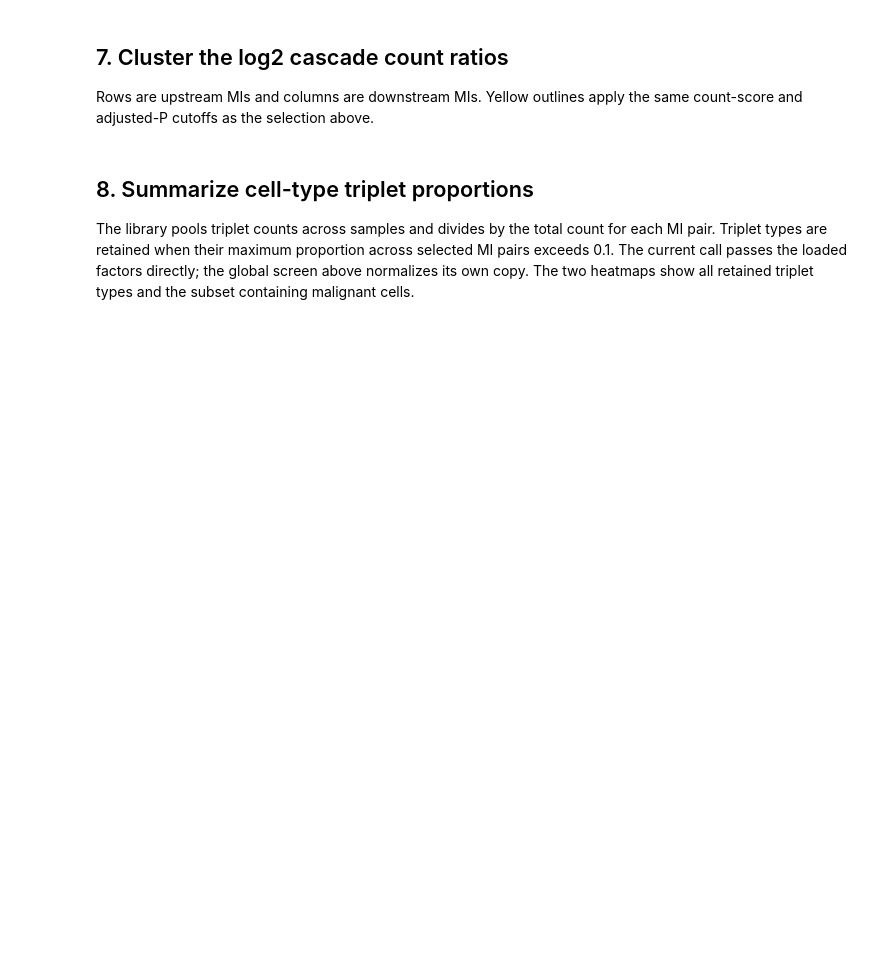
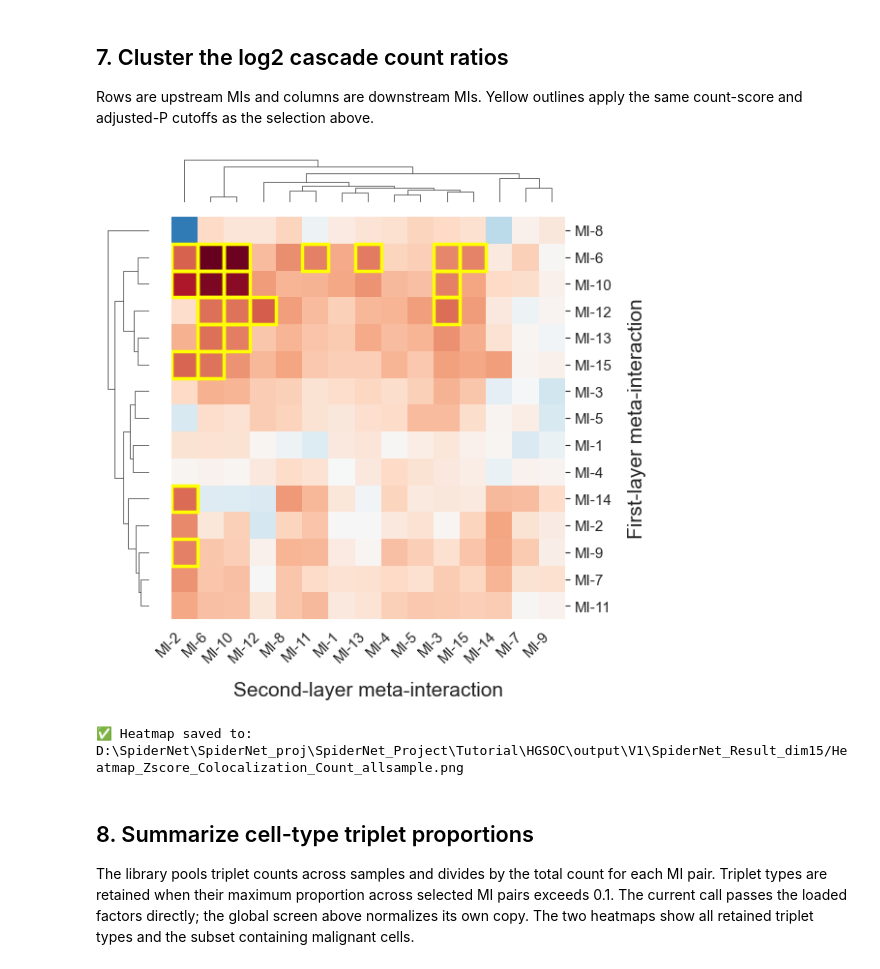
Before and after one commit to ma-compbio-lab/SpiderNet, a Jupyter notebook: Tutorial/HGSOC/HGSOC_MIcascade_analysis.ipynb, the cells around one changed output. Saved outputs shown, nothing was run; the diff lists cells and outputs as text; code cells hidden in the pictures; blank space fills up the shorter version.

Commit message:
Correct cascade permutation P-values and standardize significance thresholds

```diff
--- a/Tutorial/HGSOC/HGSOC_MIcascade_analysis.ipynb
+++ b/Tutorial/HGSOC/HGSOC_MIcascade_analysis.ipynb
@@ -81,16 +99,30 @@ pvalue_adjusted_threshold = 0.001
 # %%
-from SpiderNet.analysis import MI_colocalization_analysis
-result = MI_colocalization_analysis(
-    Factor_envir_list=Factor_envir_list,
-    SpiderNet_data_pyg_list=SpiderNet_data_pyg_list,
-    adata_list=adata_list,
-    MI_threshold=MI_threshold,
-    nperm=100,
-    fdr_alpha=0.05,
-    celltype_col="cell.types",
-    progress_every=5,
-    zscore_countcolocal_threshold = zscore_countcolocal_threshold,
-    pvalue_adjusted_threshold = pvalue_adjusted_threshold
-)
+from SpiderNet.analysis import MI_colocalization_analysis, permutation_upper_tail_pvalues
+# The helper import also rejects older installed code; restart the kernel after updating.
+_permutation_rng_state = np.random.get_state()
+np.random.seed(PERMUTATION_SEED)
+try:
+    result = MI_colocalization_analysis(
+        Factor_envir_list=Factor_envir_list,
+        SpiderNet_data_pyg_list=SpiderNet_data_pyg_list,
+        adata_list=adata_list,
+        MI_threshold=MI_threshold,
+        nperm=100,
+        fdr_alpha=0.05,
+        celltype_col="cell.types",
+        progress_every=5,
+        zscore_countcolocal_threshold = zscore_countcolocal_threshold,
+        pvalue_adjusted_threshold = pvalue_adjusted_threshold
+    )
+finally:
+    np.random.set_state(_permutation_rng_state)
+
 colocal_count_merge_sum_zscore = result["colocal_count_merge_sum_zscore"]
 colocal_count_merge_sum_pvalue = result["colocal_count_merge_sum_pvalue_fdr"]
+# Retain the actual null counts so future P-value checks reuse identical draws.
+np.savez_compressed(
+    output_path(run_dir / "MIcascade_permutation_counts_plus1.npz"),
+    observed=np.stack(result["colocal_count_list"]),
+    null=np.stack(result["colocal_count_perm_array_list"]),
+    samples=np.asarray(samples_name_list).astype(str),
+)
@@ -133,13 +189,13 @@ col_order = g.dendrogram_col.reordered_ind
 
 # =========================================
 # Highlight significant MI-MI pairs
-# (adjusted P < 1e-3 and log2 count score > log2(zscore_countcolocal_threshold))
+# (adjusted P < pvalue_adjusted_threshold and the unchanged log2 ratio cutoff)
 # =========================================
 for i_new, i_old in enumerate(row_order):
     for j_new, j_old in enumerate(col_order):
         p_val = colocal_count_merge_sum_pvalue.iloc[i_old, j_old]
         z_val = colocal_count_merge_sum_zscore.iloc[i_old, j_old]
-        if p_val < 1e-3 and z_val > np.log2(zscore_countcolocal_threshold):
+        if p_val < pvalue_adjusted_threshold and z_val > np.log2(zscore_countcolocal_threshold):
             g.ax_heatmap.add_patch(
                 Rectangle(
                     (j_new, i_new),
@@ -153,33 +209,36 @@ for i_new, i_old in enumerate(row_order):
 # =========================================
 # Axis labels and tick style
 # =========================================
 g.ax_heatmap.set_xlabel("Second-layer meta-interaction", fontsize=15, labelpad=12)
 g.ax_heatmap.set_ylabel("First-layer meta-interaction", fontsize=15, labelpad=12)
 
 # Adjust tick labels orientation and font
 g.ax_heatmap.set_xticklabels(
     g.ax_heatmap.get_xticklabels(),
     rotation=45, ha="right", fontsize=11
 )
 g.ax_heatmap.set_yticklabels(
     g.ax_heatmap.get_yticklabels(),
     rotation=0, fontsize=11
 )
 
 # =========================================
 # Layout and save
 # =========================================
 g.fig.tight_layout()
 g.fig.subplots_adjust(bottom=0.18, left=0.18)   # add margins to avoid label clipping
 
 out_path = run_dirs["run_dir"] + "/Heatmap_Zscore_Colocalization_Count_allsample.png"
 g.fig.savefig(out_path, dpi=300)
 out_path_pdf = run_dirs["run_dir"] + "/Heatmap_Zscore_Colocalization_Count_allsample.pdf"
 g.fig.savefig(out_path_pdf, dpi=300)
 plt.show()
 plt.close()
 
 print(f"✅ Heatmap saved to: {out_path}")
+# %% [output]
+[figure, added]
+✅ Heatmap saved to: D:\SpiderNet\SpiderNet_proj\SpiderNet_Project\Tutorial\HGSOC\output\V1\SpiderNet_Result_dim15/Heatmap_Zscore_Colocalization_Count_allsample.png
 # %% [markdown]
 ## 8. Summarize cell-type triplet proportions
 
```
Also changed, not shown: parts of 21 cells of this notebook, 5 other files.
